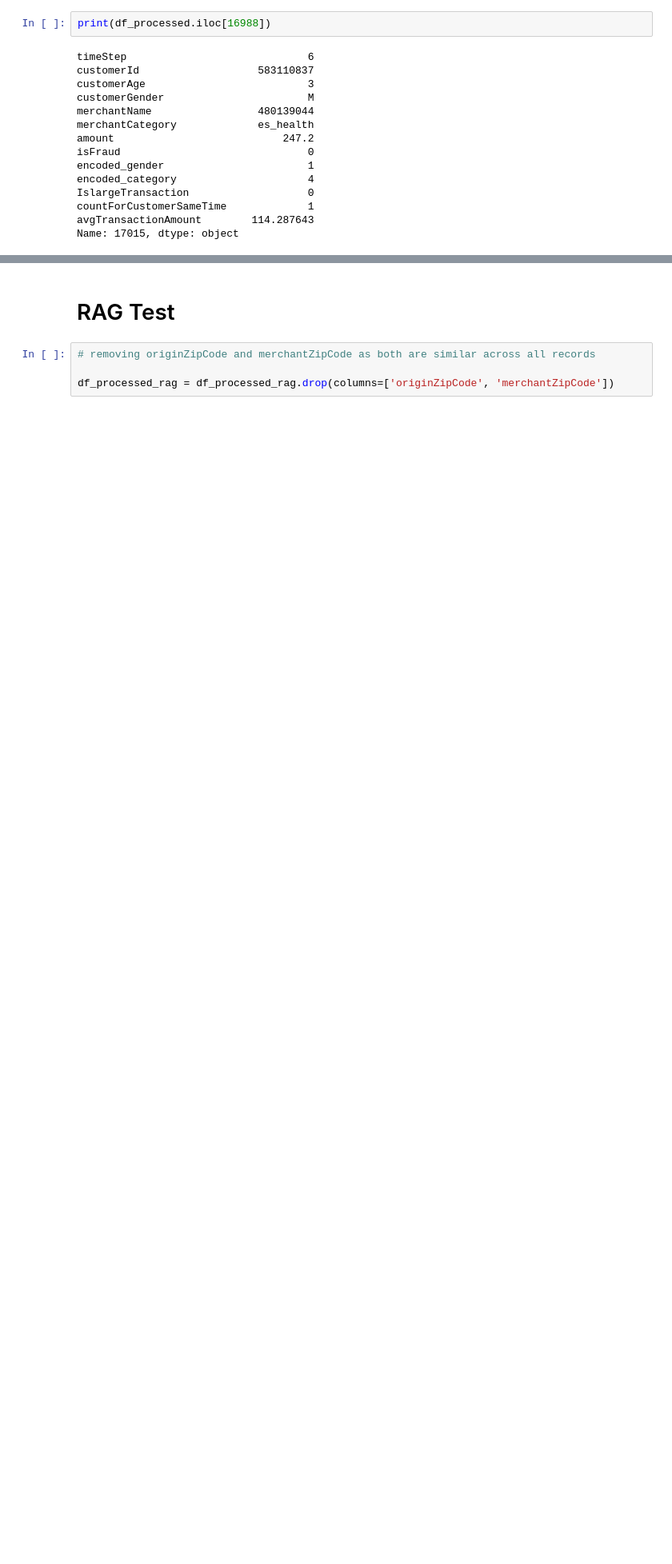
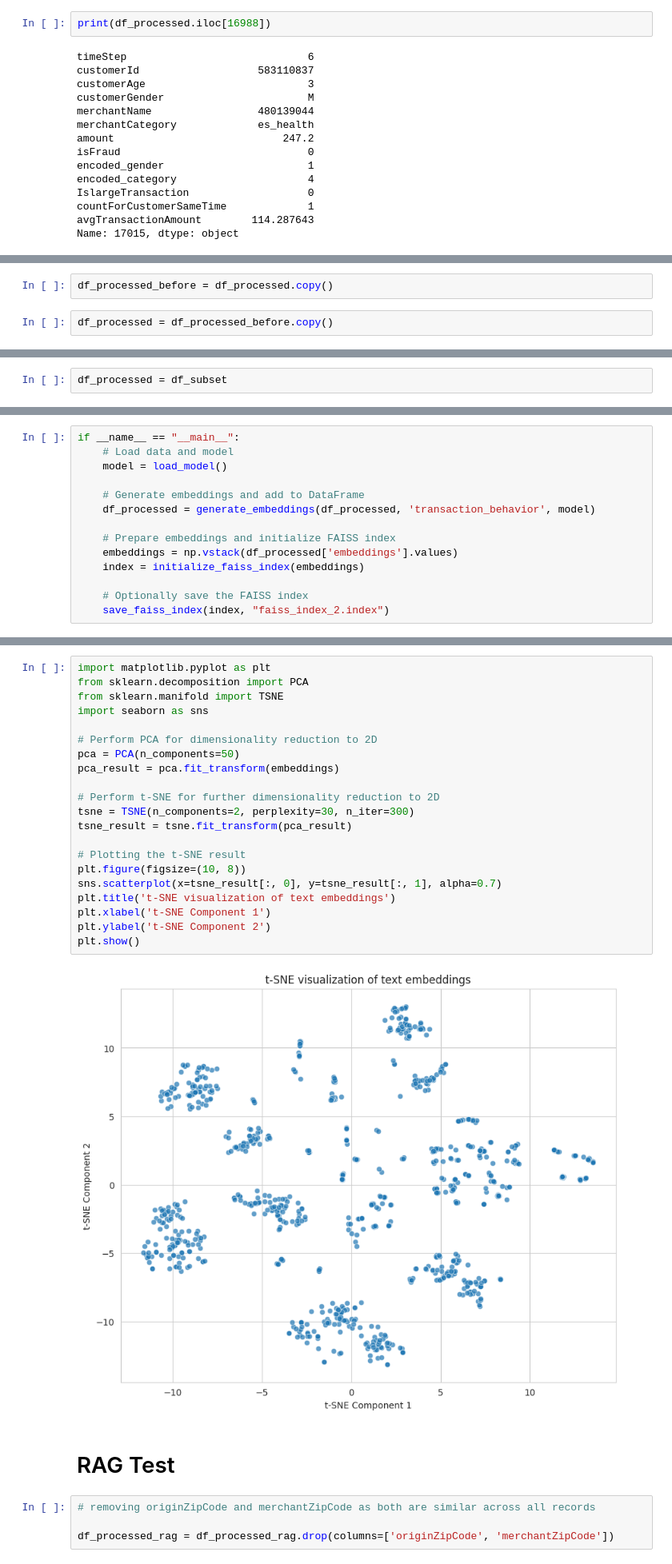
Before and after one commit to 21062872/fraud-detection-rag, a Jupyter notebook: code_files/main.ipynb, the cells around one changed output, grey strips where cells are left out. Shown at 80% size. Cells and saved outputs as stored; diff of their text form; blank space fills up the shorter version.

Commit message:
generation model phase 1

```diff
--- a/code_files/main.ipynb
+++ b/code_files/main.ipynb
@@ -1316,0 +1319,4 @@ Name: 17015, dtype: object
+# %%
+df_processed_before = df_processed.copy()
+# %%
+df_processed = df_processed_before.copy()
@@ -1316,0 +1511,2 @@ Name: 17015, dtype: object
+# %%
+df_processed = df_subset
@@ -1316,0 +1717,14 @@ Name: 17015, dtype: object
+# %%
+if __name__ == "__main__":
+    # Load data and model
+    model = load_model()
+
+    # Generate embeddings and add to DataFrame
+    df_processed = generate_embeddings(df_processed, 'transaction_behavior', model)
+
+    # Prepare embeddings and initialize FAISS index
+    embeddings = np.vstack(df_processed['embeddings'].values)
+    index = initialize_faiss_index(embeddings)
+
+    # Optionally save the FAISS index
+    save_faiss_index(index, "faiss_index_2.index")
@@ -1317,3 +1754,26 @@ Name: 17015, dtype: object
+# %%
+import matplotlib.pyplot as plt
+from sklearn.decomposition import PCA
+from sklearn.manifold import TSNE
+import seaborn as sns
+
+# Perform PCA for dimensionality reduction to 2D
+pca = PCA(n_components=50)
+pca_result = pca.fit_transform(embeddings)
+
+# Perform t-SNE for further dimensionality reduction to 2D
+tsne = TSNE(n_components=2, perplexity=30, n_iter=300)
+tsne_result = tsne.fit_transform(pca_result)
+
+# Plotting the t-SNE result
+plt.figure(figsize=(10, 8))
+sns.scatterplot(x=tsne_result[:, 0], y=tsne_result[:, 1], alpha=0.7)
+plt.title('t-SNE visualization of text embeddings')
+plt.xlabel('t-SNE Component 1')
+plt.ylabel('t-SNE Component 2')
+plt.show()
+# %% [output]
+[figure, added]
 # %% [markdown]
 # RAG Test
 # %%
```
Also changed, not shown: parts of 12 cells of this notebook.
